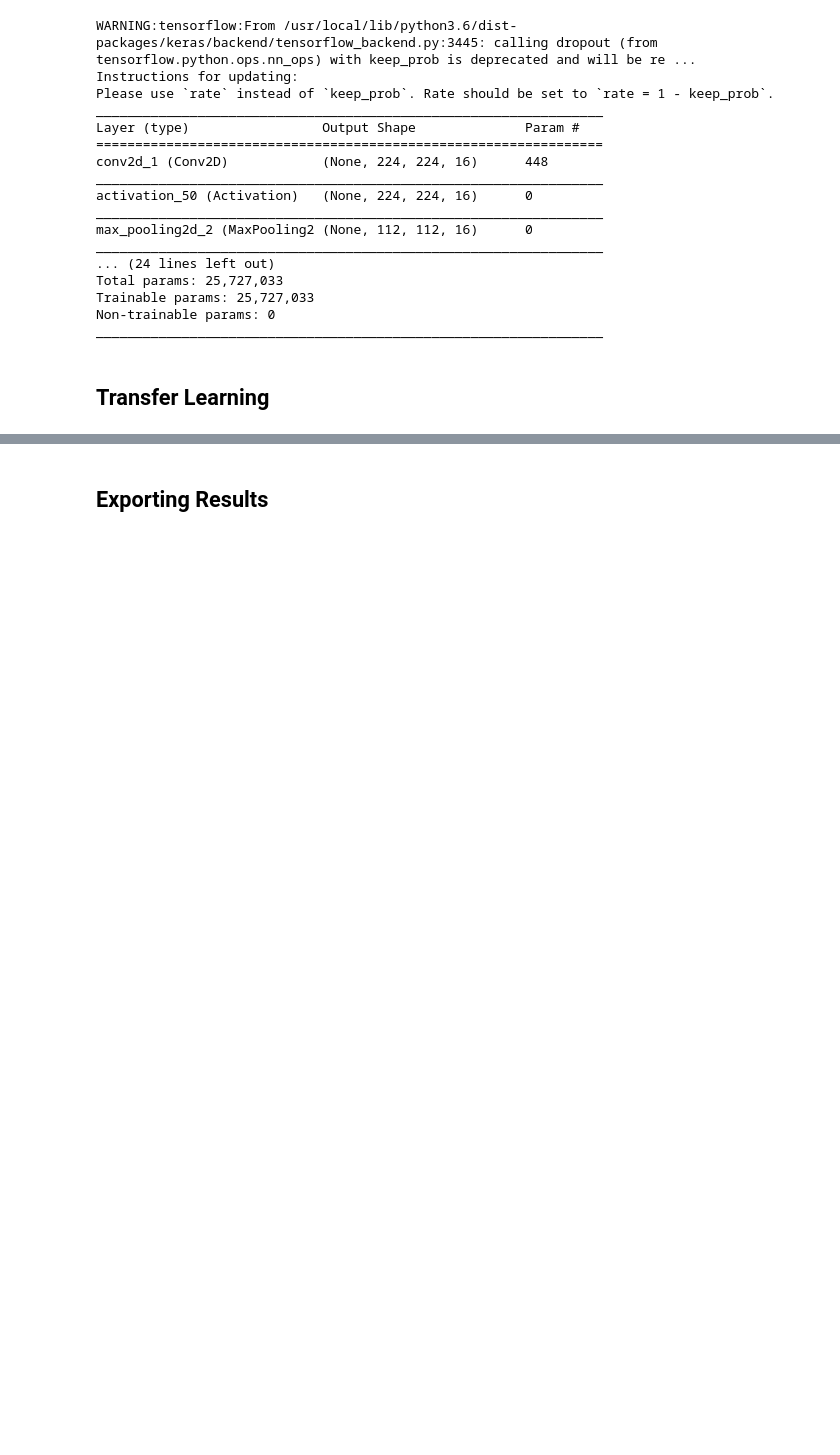
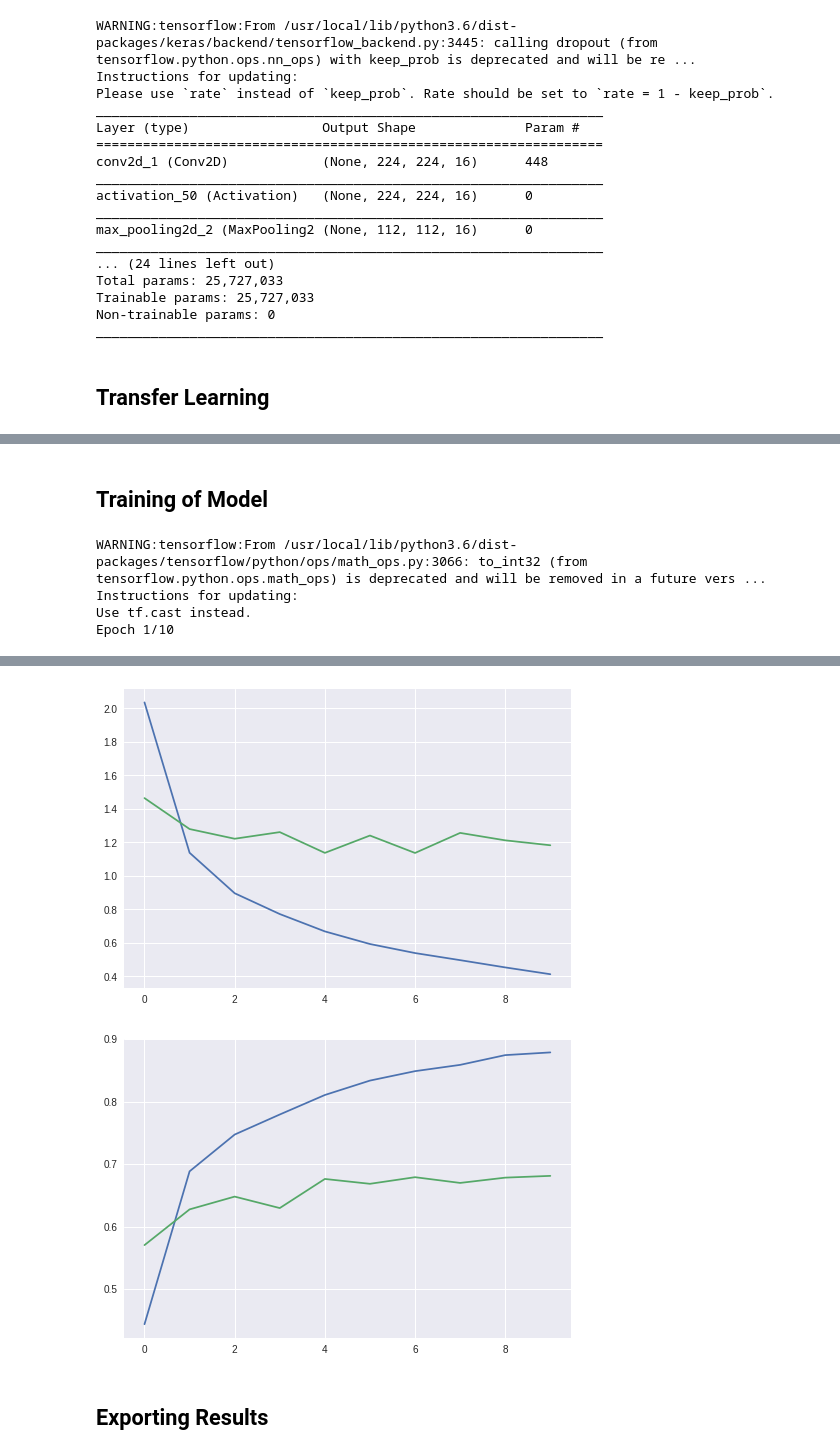
Before and after one commit to Younes-Charfaoui/Picnic-Hackathon, a Jupyter notebook: Picnic_Hackathon.ipynb, the cells around one changed output, grey strips where cells are left out. Cells and saved outputs as stored; diff of their text form; code cells hidden in the pictures; blank space fills up the shorter version.

Commit message:
Making another pre-trained model with 68% of accuracy

```diff
--- a/Picnic_Hackathon.ipynb
+++ b/Picnic_Hackathon.ipynb
@@ -195,3 +231,5 @@ from keras.applications.densenet import DenseNet121, DenseNet169, DenseNet201
+# %% [markdown]
+## Training of Model
 # %%
 # helper function to creat models
 def make_model(name, weight = 'imagenet', pool = 'avg'):
@@ -207,7 +245,13 @@ def make_model(name, weight = 'imagenet', pool = 'avg'):
   elif name == 'densenet121':
     model.add(DenseNet121(include_top=False, weights= weight, pooling= pool))
   elif name == 'densenet169':
-    model.add(DenseNet169(include_top=False, weights= weight, pooling= pool))
+    dense = DenseNet169(include_top=False, weights= weight, pooling= pool)
+    for layer in dense.layers[:-4]:
+        layer.trainable = False
+    for layer in dense.layers:
+        print(layer, layer.trainable)
+
+    model.add(dense)
   elif name == 'densenet201':
     model.add(DenseNet201(include_top=False, weights= weight, pooling= pool))
   elif name == 'vgg16':
@@ -224,7 +268,17 @@ def make_model(name, weight = 'imagenet', pool = 'avg'):
 
   model.add(Dense(25, activation = 'softmax'))
   model.summary()
+  model.compile(loss = 'categorical_crossentropy', optimizer = 'adam' , metrics = ['accuracy'])
 
   return model
 # %%
 models = ['resnet' , 'mobilenet', 'nasnet', 'densenet121', 'densenet169', 'densenet201', 'vgg16', 'vgg19', 'inception_resnet_v3', 'inception_v3', 'nasnet_large', 'xception']
+# %%
+model = make_model('densenet169')
+# %%
+train_model(model , 10)
+# %% [output]
+WARNING:tensorflow:From /usr/local/lib/python3.6/dist-packages/tensorflow/python/ops/math_ops.py:3066: to_int32 (from tensorflow.python.ops.math_ops) is deprecated and will be removed in a future vers ...
+Instructions for updating:
+Use tf.cast instead.
+Epoch 1/10
@@ -231,3 +305,5 @@ models = ['resnet' , 'mobilenet', 'nasnet', 'densenet121', 'densenet169', 'dense
+[figure, added]
+[figure, added]
 # %%
 model = make_model('resnet')
 train_model(model , 50)
```
Also changed, not shown: parts of 9 cells of this notebook.
